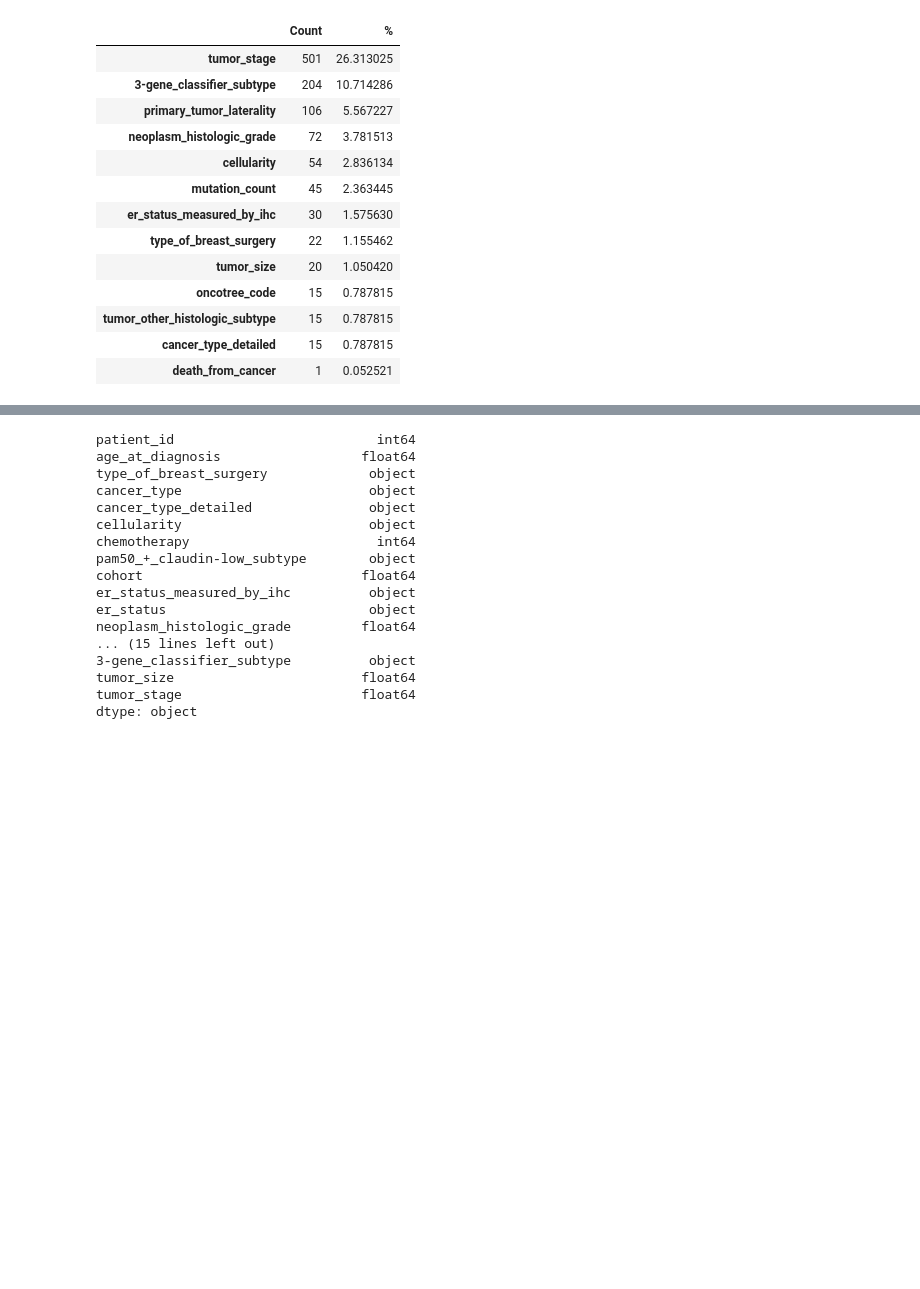
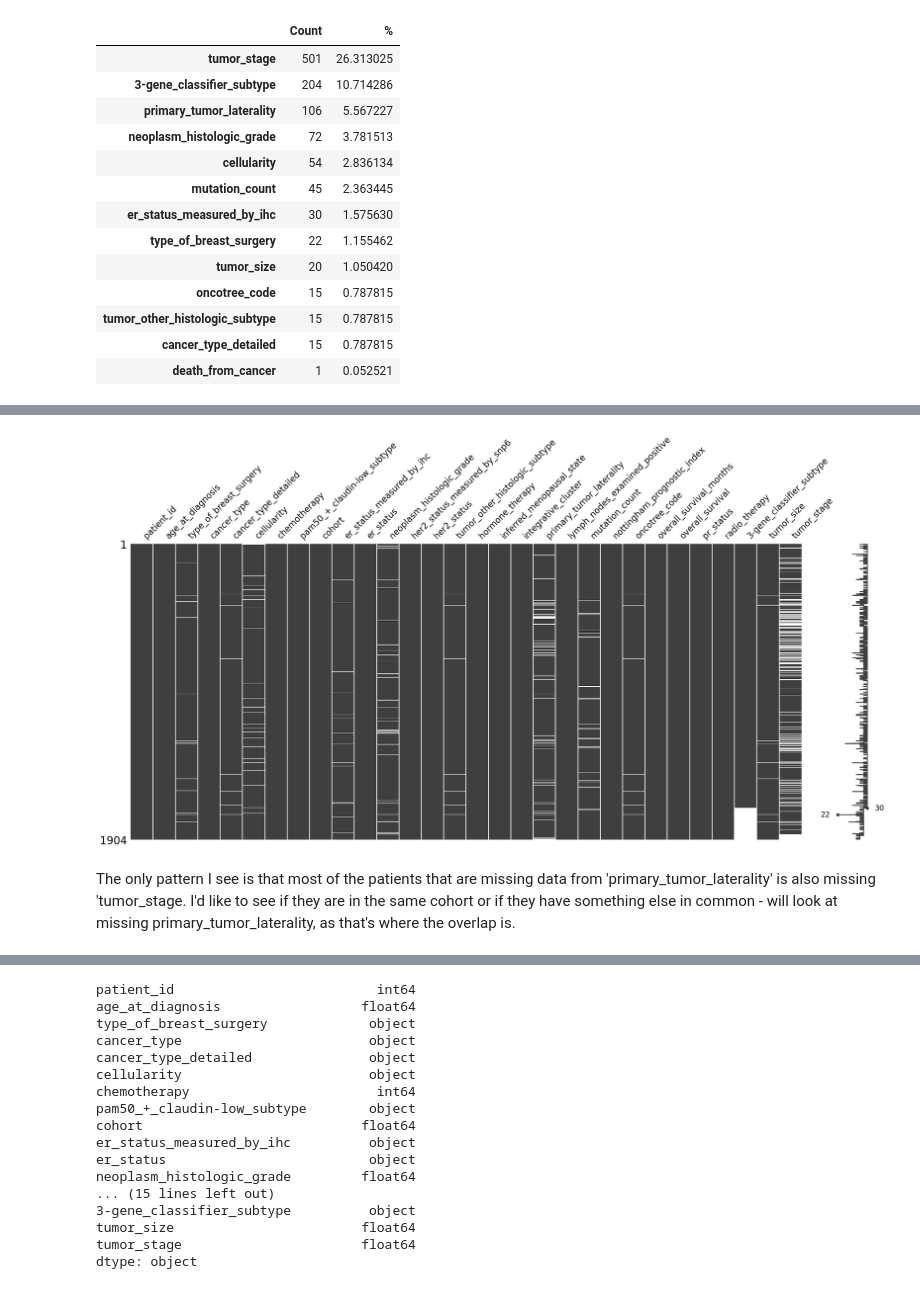
Before and after one commit to aerbsen/Springboard, a Jupyter notebook: Capstone Project 2/capstone2_data_wrangling.ipynb, the cells around one changed output, grey strips where cells are left out. Drawn from its saved outputs; the diff is of its cells as text; code cells hidden in the pictures; blank space fills up the shorter version.

```diff
--- a/Capstone Project 2/capstone2_data_wrangling.ipynb
+++ b/Capstone Project 2/capstone2_data_wrangling.ipynb
@@ -272,0 +336,8 @@ tumor_stage
+# %%
+clinical_data_sorted = clinical_data.sort_values(by = '3-gene_classifier_subtype')
+msno.matrix(clinical_data_sorted)
+plt.show()
+# %% [output]
+[figure, added]
+# %% [markdown]
+The only pattern I see is that most of the patients that are missing data from 'primary_tumor_laterality' is also missing 'tumor_stage. I'd like to see if they are in the same cohort or if they have something else in common - will look at missing primary_tumor_laterality, as that's where the overlap is.
```
Also changed, not shown: parts of 42 cells of this notebook.
